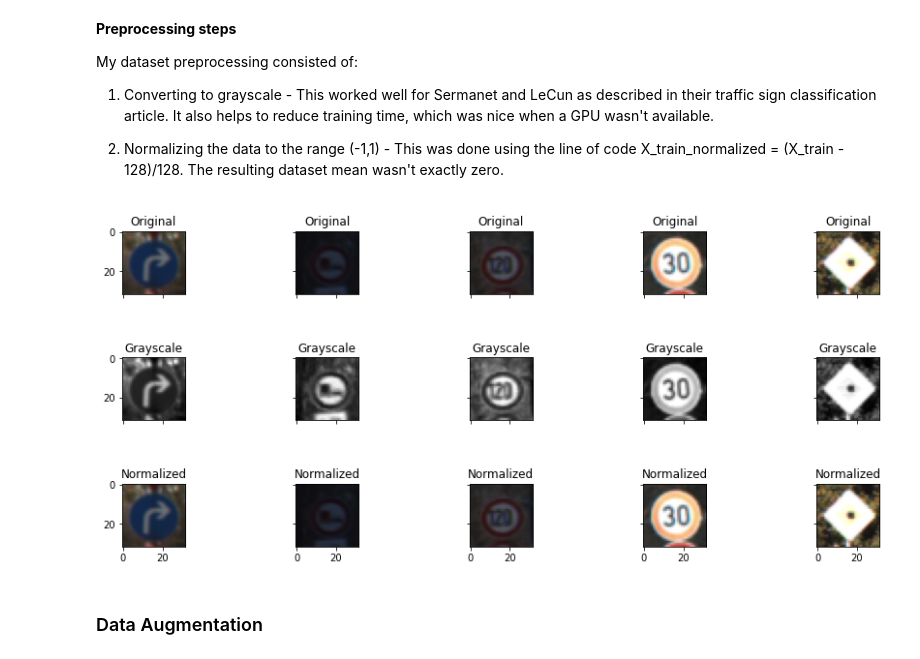
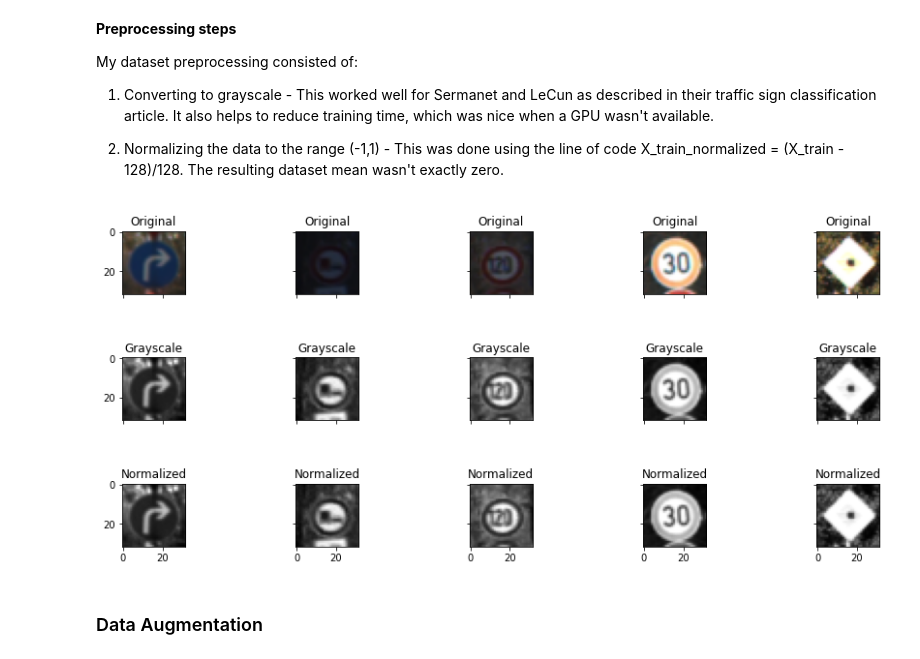
Before and after one commit to DavidAbdelmalek/Self_Driving_Car_ND, a Jupyter notebook: CarND-Traffic-Sign-Classifier-Project/Traffic_Sign_Classifier.ipynb, the cells around one changed output. Drawn from its saved outputs; the diff is of its cells as text; code cells hidden in the pictures.

```diff
--- a/CarND-Traffic-Sign-Classifier-Project/Traffic_Sign_Classifier.ipynb
+++ b/CarND-Traffic-Sign-Classifier-Project/Traffic_Sign_Classifier.ipynb
@@ -278,37 +279,29 @@ gray_X_valid = rgb_to_gray(X_valid)
 gray_X_test = rgb_to_gray(X_test)
 
 # Normalize grayscale images to be in range(0,1) values.
-#normalized_X_train = (gray_X_train - 128.) / 128.
-#normalized_X_valid = (gray_X_valid - 128.) / 128.
-#normalized_X_test  = (gray_X_test  - 128.) / 128.
-
-
-normalized_X_train = X_train/255.
-normalized_X_valid = X_valid/255.
-normalized_X_test  = X_test/255.
+normalized_X_train = (gray_X_train - 128.) / 128.
+normalized_X_valid = (gray_X_valid - 128.) / 128.
+normalized_X_test  = (gray_X_test  - 128.) / 128.
 # %%
 # Compare random 5 images between RGB and grayscale
 fig, ax = plt.subplots(nrows = 3 ,ncols = 5, figsize=(15,6),sharex=True,sharey=True)
 fig.subplots_adjust(hspace = 1, wspace=.5)
 
 # set seed
 random.seed(2021)
 
 for i in range(5):
   random_indx =random.randrange(n_train)
   ax[0, i].set_title("Original")
   ax[0, i].imshow(X_train[random_indx])
 
   ax[1, i].set_title("Grayscale")
   ax[1, i].imshow(gray_X_train[random_indx].squeeze(), cmap='gray')
 
-  #ax[2, i].set_title("Normalized")
-  #ax[2, i].imshow(normalized_X_train[random_indx].squeeze(), cmap='gray')
-
   ax[2, i].set_title("Normalized")
-  ax[2, i].imshow(normalized_X_train[random_indx].squeeze())
+  ax[2, i].imshow(normalized_X_train[random_indx].squeeze(), cmap='gray')
 # %% [output]
-[figure, old version]
+[figure, new version]
 # %% [markdown]
 ### Data Augmentation
 # %% [markdown]
```
Also changed, not shown: parts of 28 cells of this notebook.
